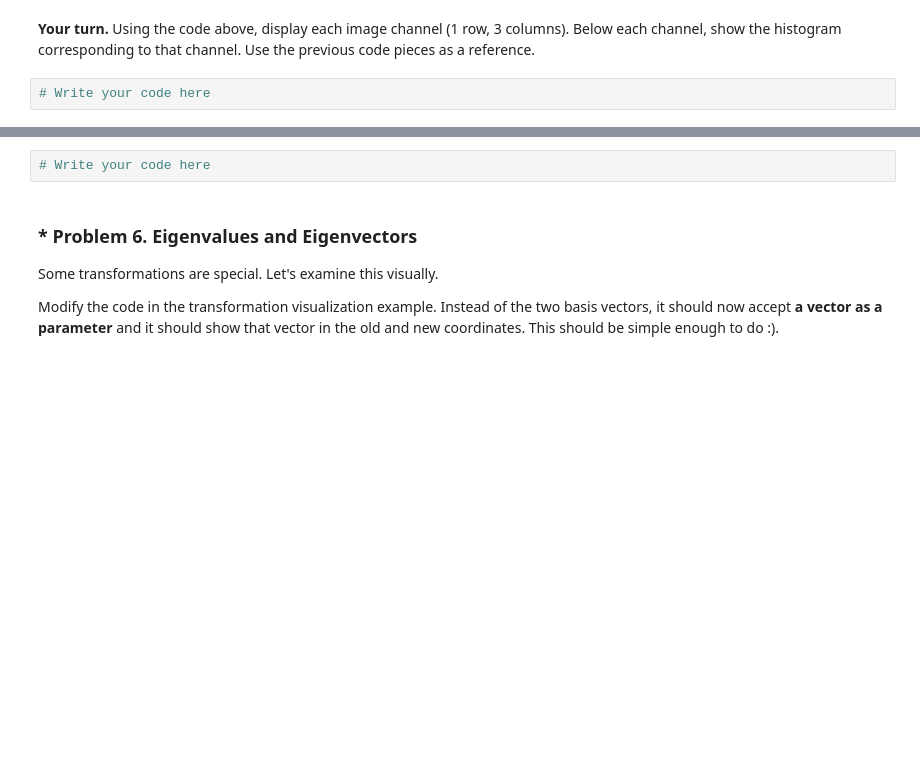
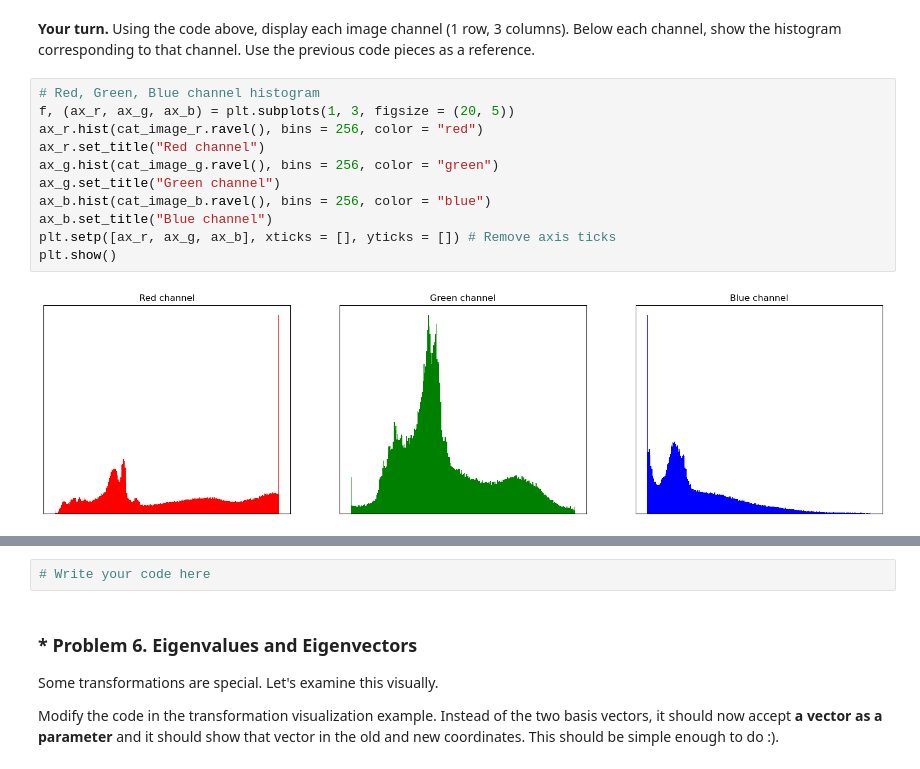
Before and after one commit to mi6oo6im/ml_math_for_devs, a Jupyter notebook: 06. Exercise LA/Linear Algebra Exercise.ipynb, the cells around one changed output, grey strips where cells are left out. Drawn from its saved outputs; the diff is of its cells as text; blank space fills up the shorter version.

```diff
--- a/06. Exercise LA/Linear Algebra Exercise.ipynb
+++ b/06. Exercise LA/Linear Algebra Exercise.ipynb
@@ -528,7 +549,18 @@ plt.show()
 # %% [markdown]
 **Your turn.** Using the code above, display each image channel (1 row, 3 columns). Below each channel, show the histogram corresponding to that channel. Use the previous code pieces as a reference.
-# %%
-# Write your code here
+# %%
+# Red, Green, Blue channel histogram
+f, (ax_r, ax_g, ax_b) = plt.subplots(1, 3, figsize = (20, 5))
+ax_r.hist(cat_image_r.ravel(), bins = 256, color = "red")
+ax_r.set_title("Red channel")
+ax_g.hist(cat_image_g.ravel(), bins = 256, color = "green")
+ax_g.set_title("Green channel")
+ax_b.hist(cat_image_b.ravel(), bins = 256, color = "blue")
+ax_b.set_title("Blue channel")
+plt.setp([ax_r, ax_g, ax_b], xticks = [], yticks = []) # Remove axis ticks
+plt.show()
+# %% [output]
+[figure, added]
 # %% [markdown]
 ### * Problem 5. Perspective Correction
 Let's now look at transformations. A **homography** is a function that maps a pixel from one image onto a pixel from another image.
```
Also changed, not shown: parts of 10 cells of this notebook, 1 other file.
